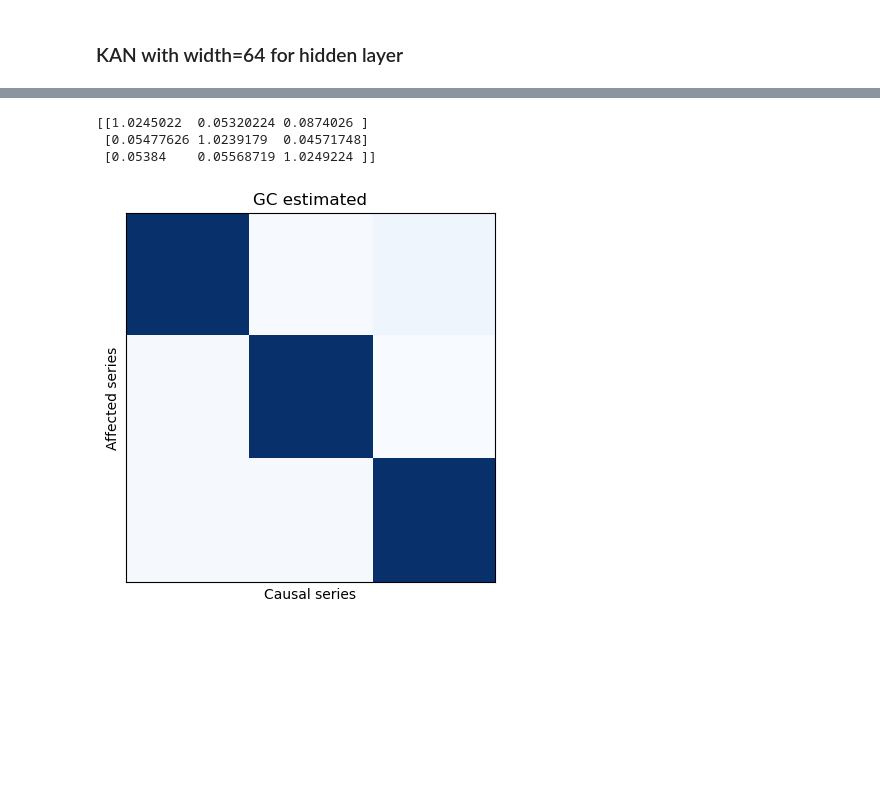
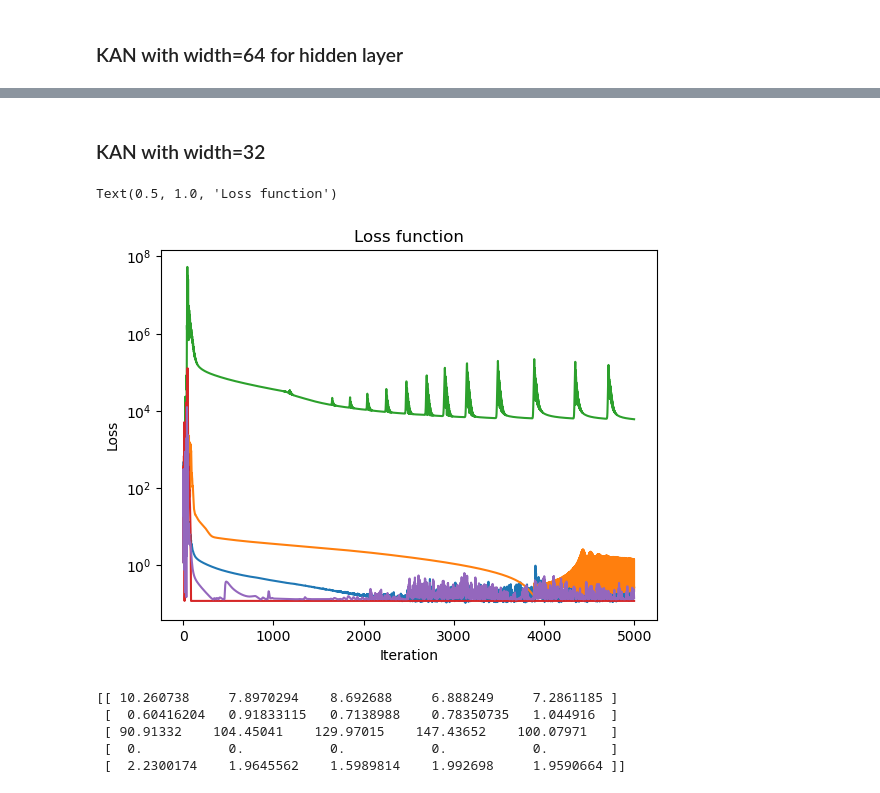
Before and after one commit to MorganREN/TKAN4GrangerCausality, a Jupyter notebook: KAN4Granger/ckan_lagged_var_demo.ipynb, the cells around one changed output, grey strips where cells are left out. Cells and saved outputs as stored; diff of their text form; code cells hidden in the pictures; blank space fills up the shorter version.

```diff
--- a/KAN4Granger/ckan_lagged_var_demo.ipynb
+++ b/KAN4Granger/ckan_lagged_var_demo.ipynb
@@ -78,18 +75,13 @@ Text(0.5, 1.0, 'Loss function')
 # %%
-scores = ckan.get_scores()
-print(scores)
+# scores = ckan.get_scores()
+# print(scores)
 
-# plot the heatmap of the GC matrix
-plt.figure()
-plt.imshow(scores, cmap='Blues')
-plt.title('GC estimated')
-plt.ylabel('Affected series')
-plt.xlabel('Causal series')
-plt.xticks([])
-plt.yticks([])
-plt.show()
+# # plot the heatmap of the GC matrix
+# plt.figure()
+# plt.imshow(scores, cmap='Blues')
+# plt.title('GC estimated')
+# plt.ylabel('Affected series')
+# plt.xlabel('Causal series')
+# plt.xticks([])
+# plt.yticks([])
+# plt.show()
-# %% [output]
-[[1.0245022  0.05320224 0.0874026 ]
- [0.05477626 1.0239179  0.04571748]
- [0.05384    0.05568719 1.0249224 ]]
-[figure, removed]
@@ -96,3 +90,38 @@ plt.show()
+# %% [markdown]
+### KAN with width=32
+# %%
+medium_hidden = [num_series*lag, 16, 8, 1]
+ckan_medium = cKAN(num_series, lag, medium_hidden, prun_th=0.001, grid=4, k=4)
+result_medium = train_model_ckan(ckan_medium, X, max_iter=epochs, opt='Adam', lamb=lamb)
+# %%
+# plot loss
+plt.plot(result_medium)
+plt.xlabel('Iteration')
+plt.ylabel('Loss')
+plt.yscale('log')
+plt.title('Loss function')
+# %% [output]
+Text(0.5, 1.0, 'Loss function')
+[figure, added]
+# %%
+scores_medium = ckan_medium.get_scores()
+print(scores_medium)
+
+# # plot the heatmap of the GC matrix
+# plt.figure()
+# plt.imshow(scores_medium, cmap='Blues')
+# plt.title('GC estimated')
+# plt.ylabel('Affected series')
+# plt.xlabel('Causal series')
+# plt.xticks([])
+# plt.yticks([])
+# plt.show()
+# %% [output]
+[[ 10.260738     7.8970294    8.692688     6.888249     7.2861185 ]
+ [  0.60416204   0.91833115   0.7138988    0.78350735   1.044916  ]
+ [ 90.91332    104.45041    129.97015    147.43652    100.07971   ]
+ [  0.           0.           0.           0.           0.        ]
+ [  2.2300174    1.9645562    1.5989814    1.992698     1.9590664 ]]
 # %%
 GC
 # %% [output]
```
Also changed, not shown: parts of 17 cells of this notebook, 3 other files.
